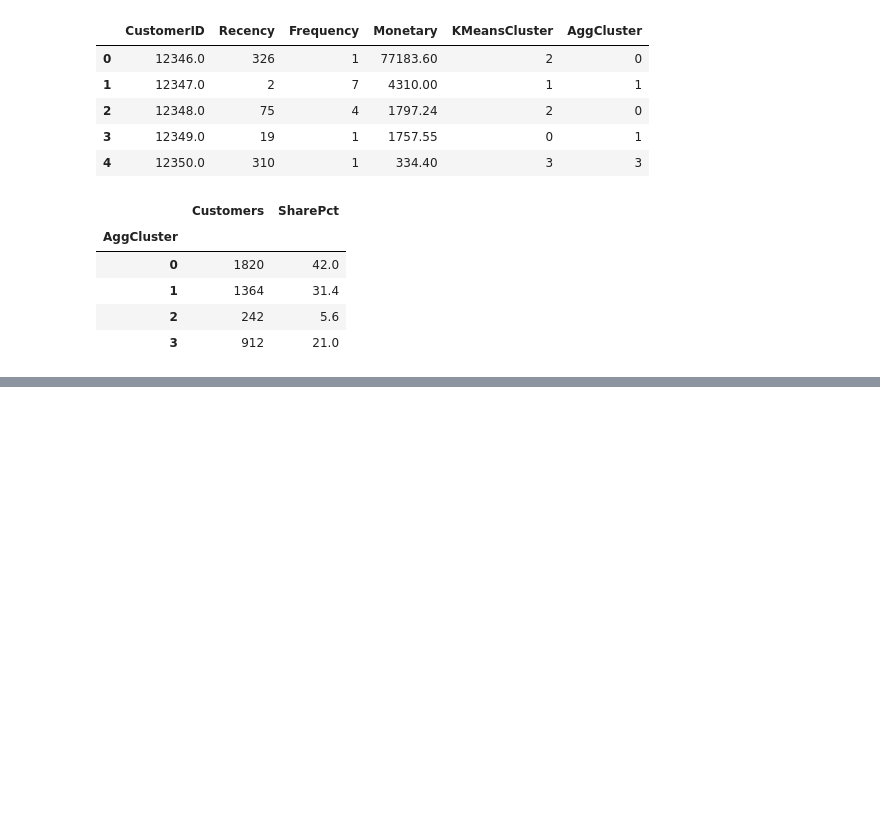
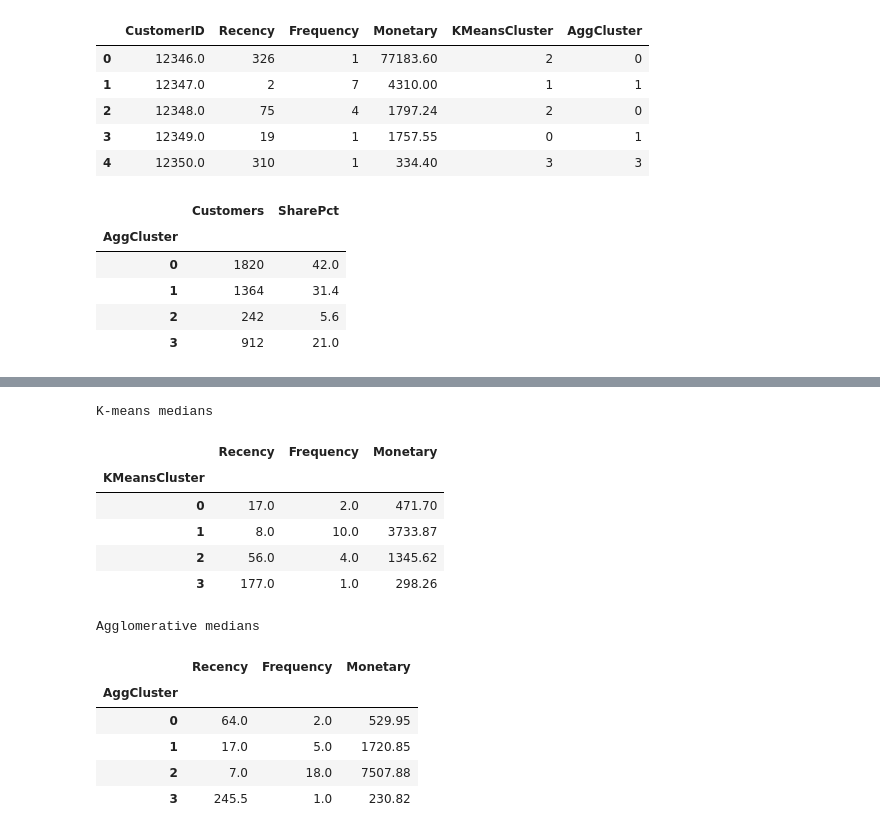
Before and after one commit to HammaadAlam/3730-Customer-Segmentation, a Jupyter notebook: preprocessing.ipynb, the cells around one changed output, grey strips where cells are left out. Cells and saved outputs as stored; diff of their text form; code cells hidden in the pictures; blank space fills up the shorter version.

```diff
--- a/preprocessing.ipynb
+++ b/preprocessing.ipynb
@@ -520,0 +550,26 @@ agg_sizes.round(1)
+# %%
+agg_medians = (
+    rfm_df.groupby("AggCluster")[["Recency", "Frequency", "Monetary"]]
+    .median()
+    .round(2)
+)
+
+print("K-means medians")
+display(kmeans_medians)
+print("Agglomerative medians")
+display(agg_medians)
+# %% [output]
+K-means medians
+|  | Recency | Frequency | Monetary |
+| KMeansCluster |  |  |  |
+| 0 | 17.0 | 2.0 | 471.70 |
+| 1 | 8.0 | 10.0 | 3733.87 |
+| 2 | 56.0 | 4.0 | 1345.62 |
+| 3 | 177.0 | 1.0 | 298.26 |
+Agglomerative medians
+|  | Recency | Frequency | Monetary |
+| AggCluster |  |  |  |
+| 0 | 64.0 | 2.0 | 529.95 |
+| 1 | 17.0 | 5.0 | 1720.85 |
+| 2 | 7.0 | 18.0 | 7507.88 |
+| 3 | 245.5 | 1.0 | 230.82 |
```
Also changed, not shown: parts of 11 cells of this notebook.
